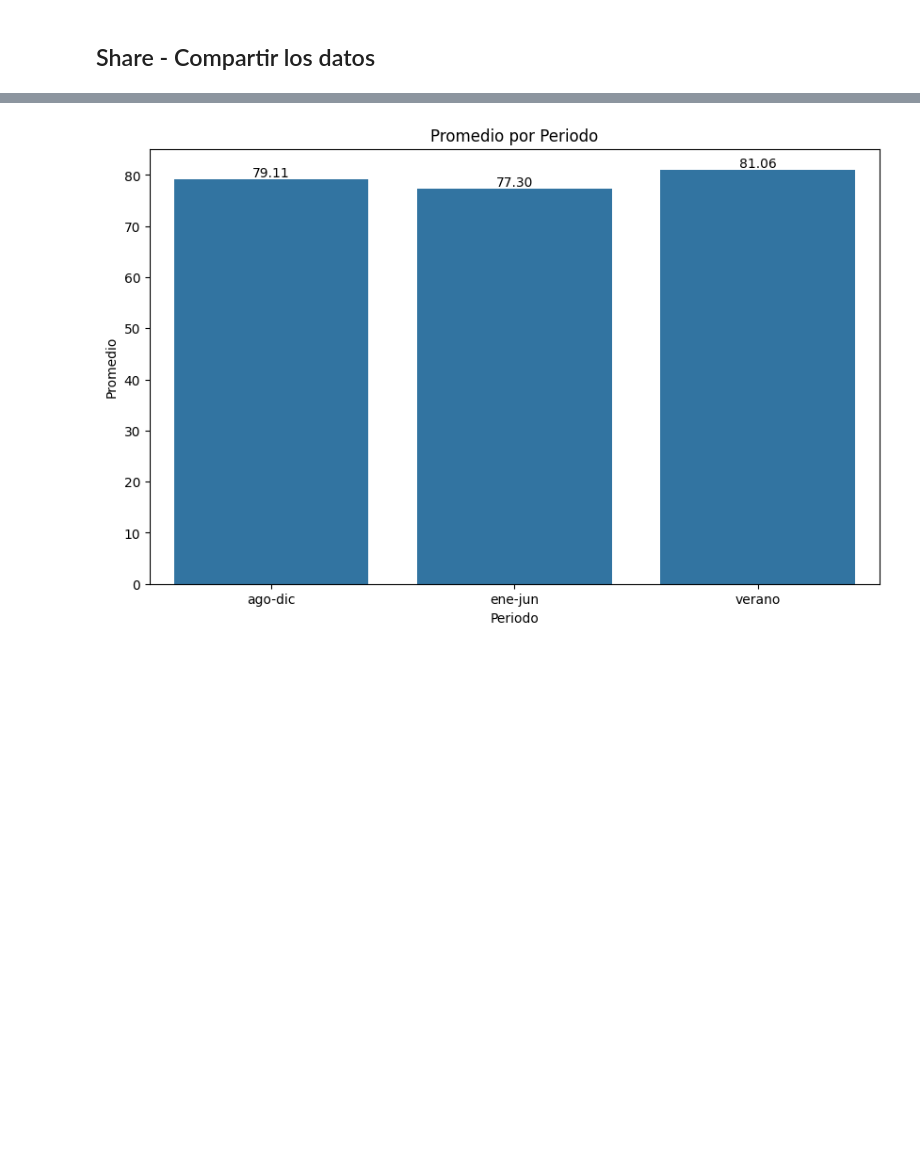
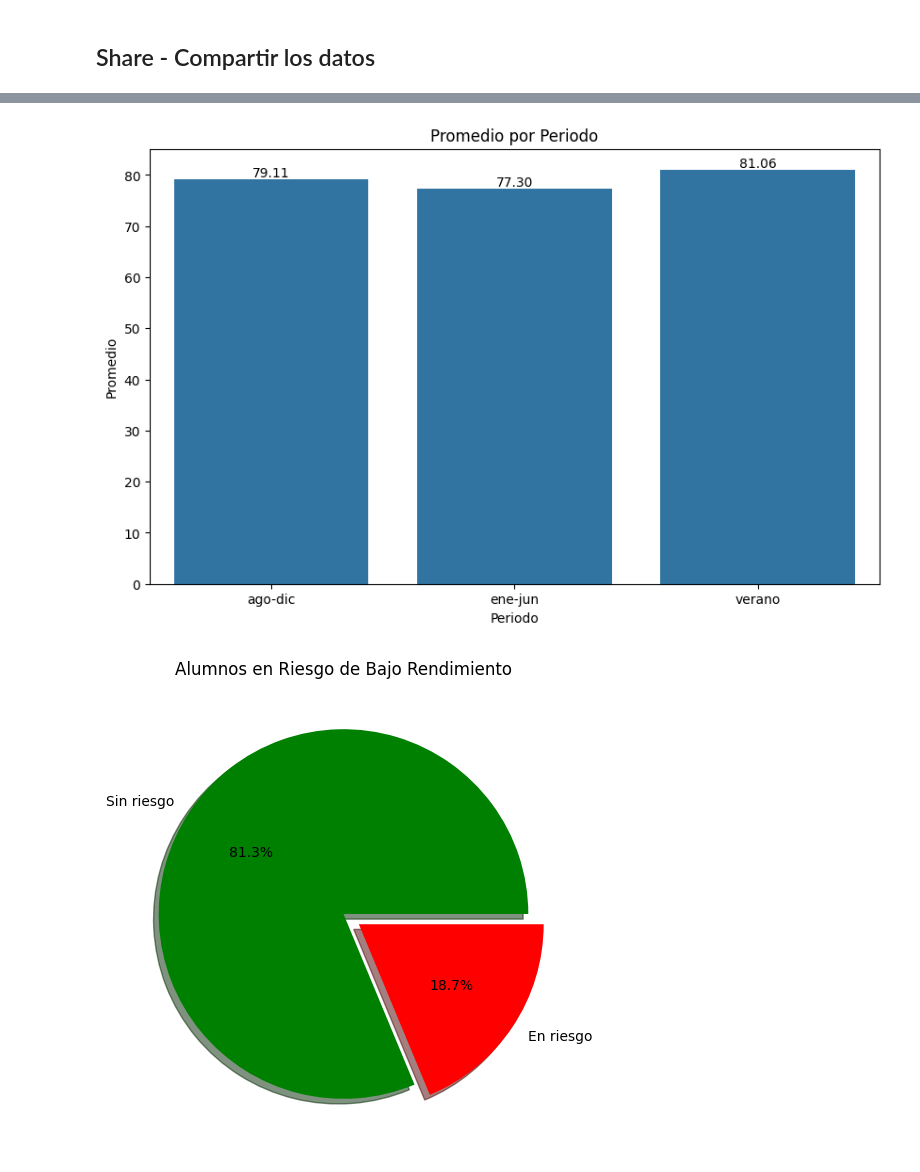
Before and after one commit to KingSplatt/Data-Analysis, a Jupyter notebook: data-analysis.ipynb, the cells around one changed output, grey strips where cells are left out. Drawn from its saved outputs; the diff is of its cells as text; code cells hidden in the pictures; blank space fills up the shorter version.

Commit message:
grafica de pastel de riesgo

```diff
--- a/data-analysis.ipynb
+++ b/data-analysis.ipynb
@@ -405,30 +405,38 @@ plt.title('Promedios Predichos por Municipio')
 plt.xticks(rotation=45)
 plt.show()
 #Grafico de barras de promedio por periodo
 promedio_periodos = dataperiodos.groupby('periodo_act')['promedioxperiodo'].mean().reset_index()
 plt.figure(figsize=(10, 6))
 sns.barplot(
     x='periodo_act',
     y='promedioxperiodo',
     data=promedio_periodos,
 )
 # Agregar los valores encima de las barras
 for index, row in promedio_periodos.iterrows():
     plt.text(
         x=index,
         y=row['promedioxperiodo'] + 0.5,  # Ajustar la posición vertical
         s=f"{row['promedioxperiodo']:.2f}",  # Mostrar con 2 decimales
         ha='center',
         fontsize=10,
         color='black'
     )
 plt.xlabel('Periodo')
 plt.ylabel('Promedio')
 plt.title('Promedio por Periodo')
 plt.xticks(rotation=0)
 plt.show()
+#Grafica de pastel de alumnos en riesgo
+alumnos_riesgo = dataperiodos['alumnoEnRiesgoBajoRendimiento'].value_counts()
+plt.figure(figsize=(8, 6))
+alumnos_riesgo.plot(kind='pie', autopct='%1.1f%%', colors=['green', 'red'], explode=(0, 0.1), shadow=True)
+plt.title('Alumnos en Riesgo de Bajo Rendimiento')
+plt.ylabel('')
+plt.show()
 # %% [output]
 [figure]
 [figure]
 [figure]
 [figure]
+[figure, added]
```
Also changed, not shown: parts of 2 cells of this notebook.
